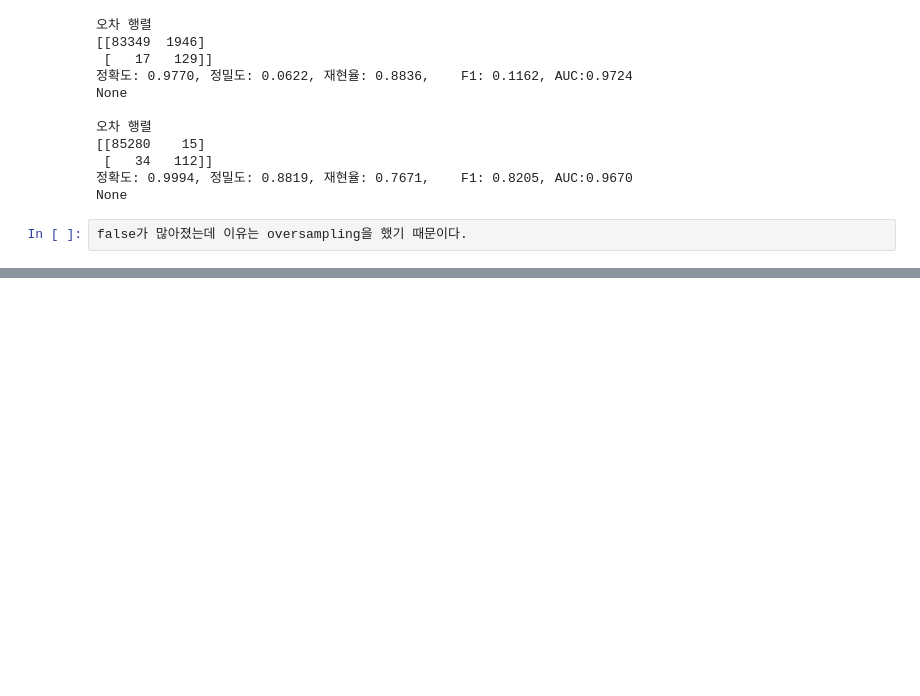
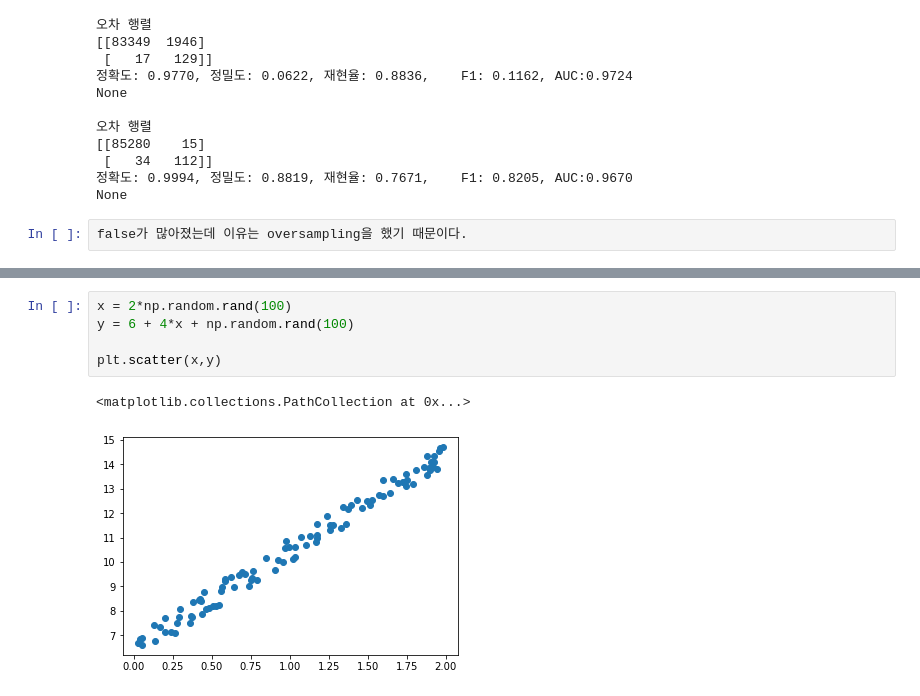
Before and after one commit to zzwony/Start_0920, a Jupyter notebook: 머신러닝.ipynb, the cells around one changed output, grey strips where cells are left out. Cells and saved outputs as stored; diff of their text form; blank space fills up the shorter version.

```diff
--- a/머신러닝.ipynb
+++ b/머신러닝.ipynb
@@ -1891,0 +1955,8 @@ false가 많아졌는데 이유는 oversampling을 했기 때문이다.
+# %%
+x = 2*np.random.rand(100)
+y = 6 + 4*x + np.random.rand(100)
+
+plt.scatter(x,y)
+# %% [output]
+<matplotlib.collections.PathCollection at 0x...>
+[figure, added]
```
Also changed, not shown: parts of 37 cells of this notebook.
